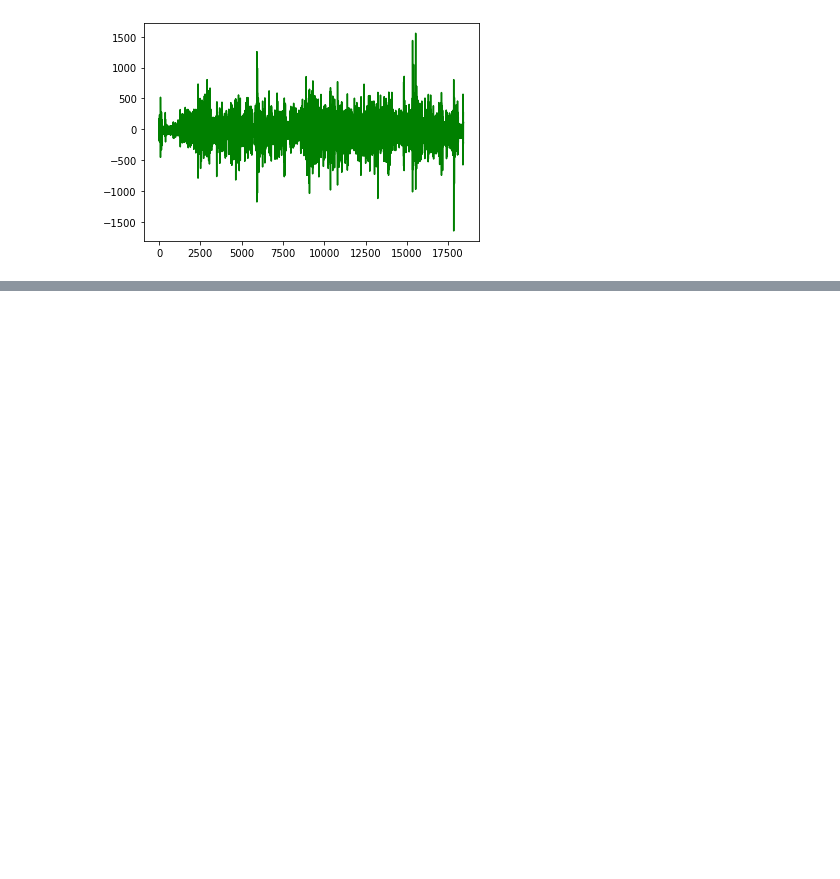
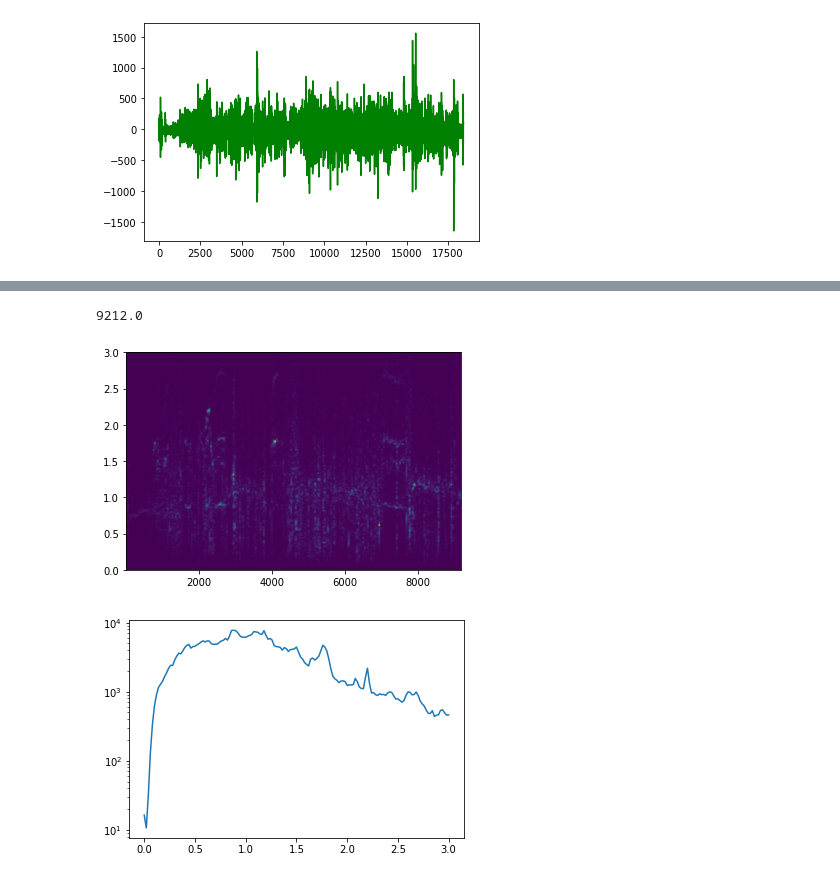
Before and after one commit to pennfranc/adm-ppg-analysis, a Jupyter notebook: test_ADM.ipynb, the cells around one changed output, grey strips where cells are left out. Cells and saved outputs as stored; diff of their text form; code cells hidden in the pictures; blank space fills up the shorter version.

```diff
--- a/test_ADM.ipynb
+++ b/test_ADM.ipynb
@@ -38,0 +28,29 @@ array([10.56])
+# %%
+len(PPG_signal) / 64
+# %% [output]
+9212.0
+# %%
+fs = 64
+nperseg = 50 * 64
+ts = PPG_signal.squeeze(1)
+
+f, t, Sxx = signal.spectrogram(ts, fs, nperseg=nperseg)
+_, Pxx_den = signal.welch(ts, fs, nperseg=nperseg)
+
+fmin = 0 # Hz
+fmax = 3 # Hz
+freq_slice = np.where((f >= fmin) & (f <= fmax))
+
+# keep only frequencies of interest
+f   = f[freq_slice]
+Sxx = Sxx[freq_slice,:][0]
+plt.pcolormesh(t, f, Sxx, shading='gouraud')
+plt.show()
+
+
+Pxx_den = Pxx_den[freq_slice]
+plt.semilogy(f, Pxx_den)
+plt.show()
+# %% [output]
+[figure, added]
+[figure, added]
```
Also changed, not shown: parts of 4 cells of this notebook.
